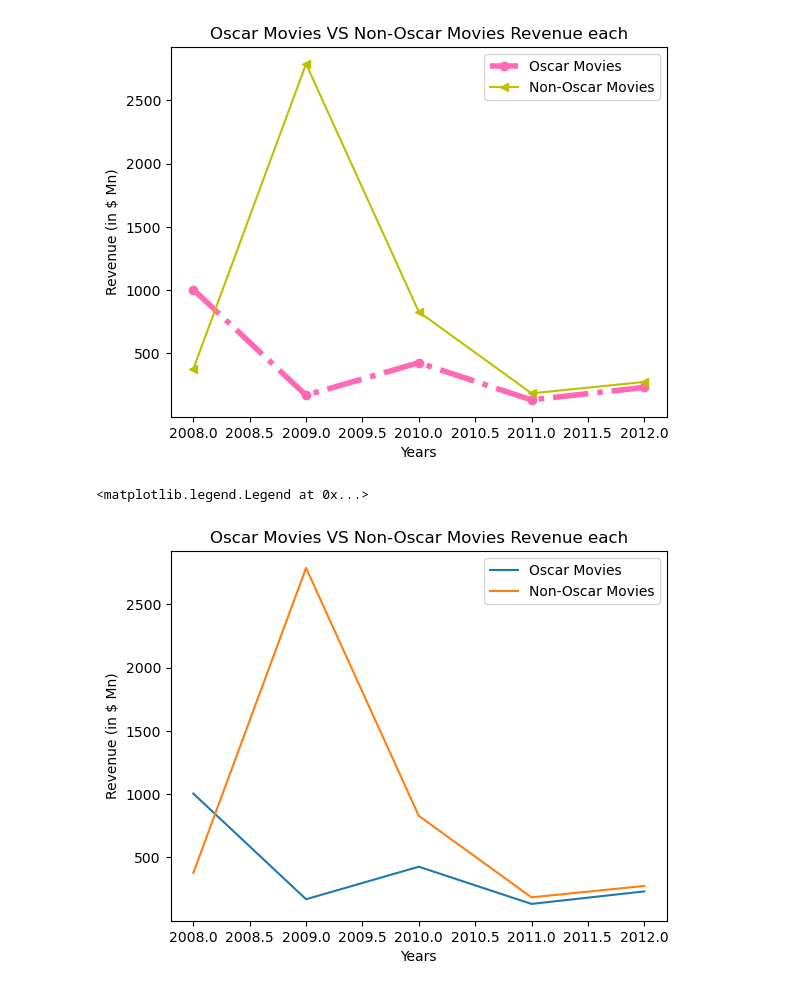
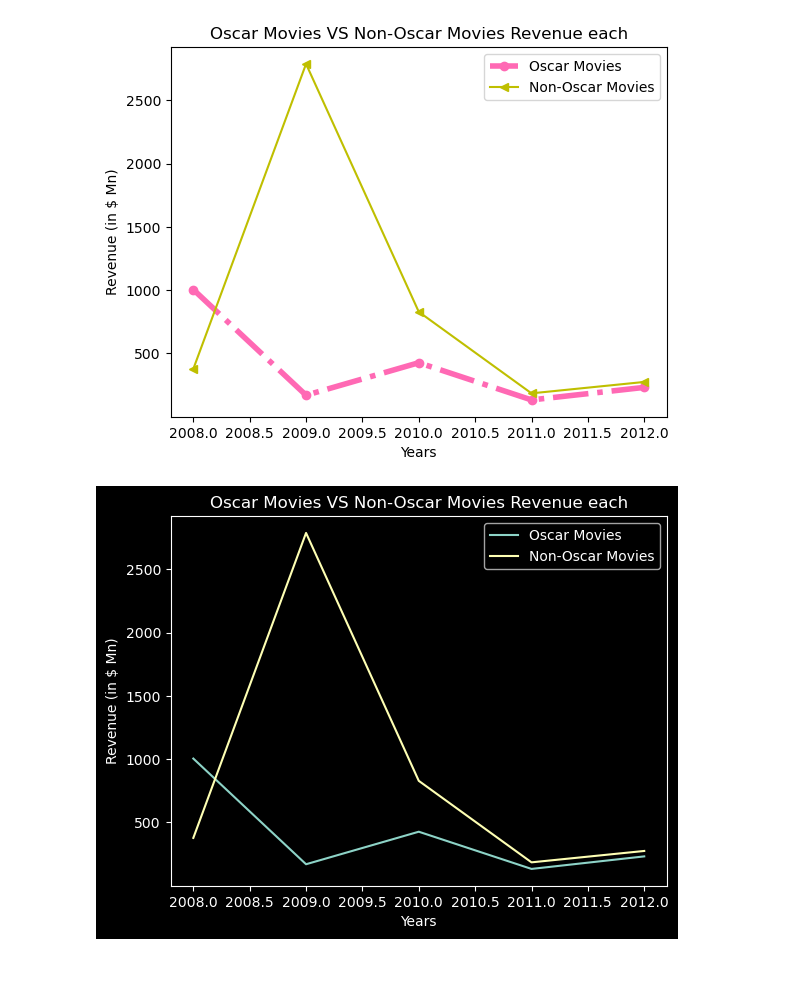
Before and after one commit to Avinashsteggihalli/ApnaCollege_AI_ML, a Jupyter notebook: Data/Data Visualization/matplotlib_me.ipynb, the cells around one changed output. Cells and saved outputs as stored; diff of their text form; code cells hidden in the pictures.

```diff
--- a/Data/Data Visualization/matplotlib_me.ipynb
+++ b/Data/Data Visualization/matplotlib_me.ipynb
@@ -47,10 +47,14 @@ plt.show()
 # %%
 plt.plot(years, oscar_revenue, label="Oscar Movies")
 plt.plot(years, non_oscar_revenue, label="Non-Oscar Movies")
 plt.title("Oscar Movies VS Non-Oscar Movies Revenue each")
 plt.xlabel("Years")
 plt.ylabel("Revenue (in $ Mn)")
 plt.legend(loc="upper right")
+
+plt.style.available
+plt.style.use("dark_background")
+
+plt.show()
 # %% [output]
-<matplotlib.legend.Legend at 0x...>
-[figure, old version]
+[figure, new version]
```
Also changed, not shown: parts of 11 cells of this notebook, 2 other files.
